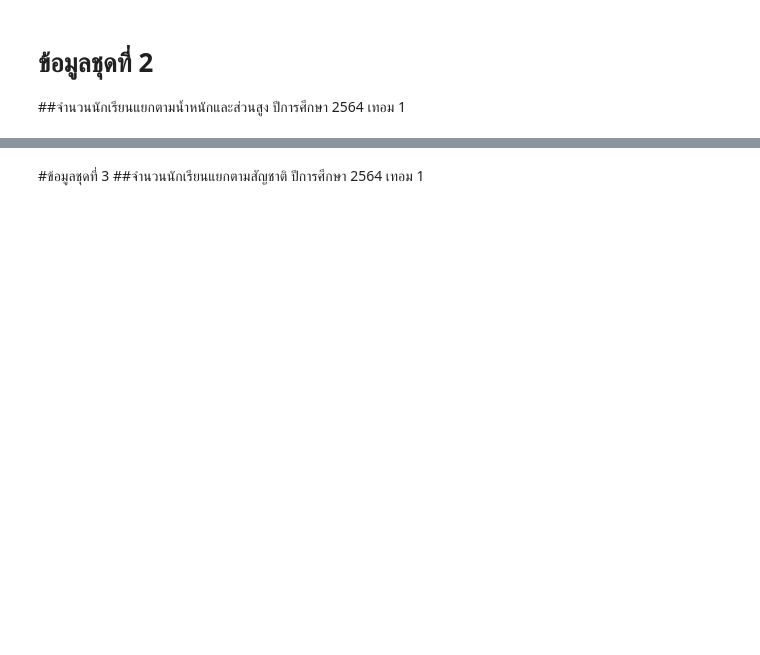
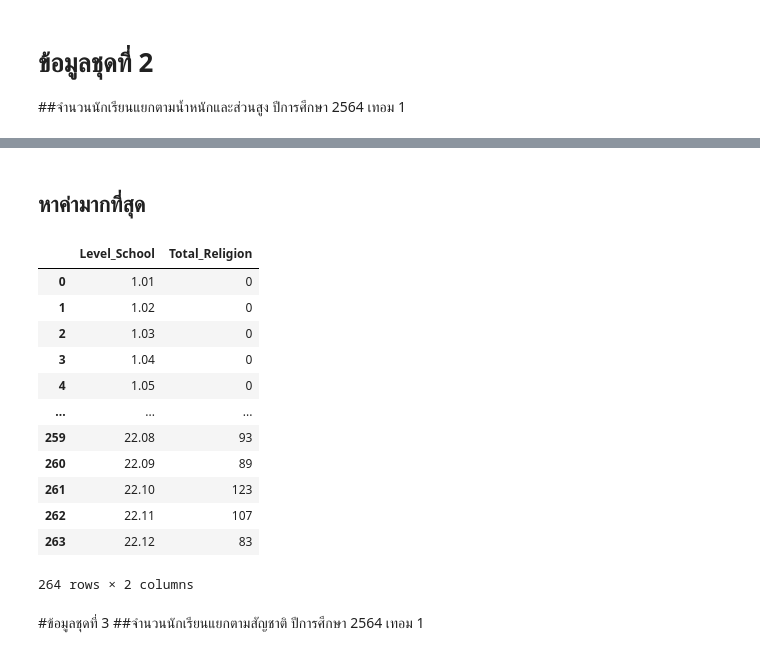
Before and after one commit to Umaporn19/DWDM21, a Jupyter notebook: Project.ipynb, the cells around one changed output, grey strips where cells are left out. Drawn from its saved outputs; the diff is of its cells as text; code cells hidden in the pictures; blank space fills up the shorter version.

```diff
--- a/Project.ipynb
+++ b/Project.ipynb
@@ -71,6 +97,6 @@ KeyError: ignored
 ##จำนวนนักเรียนแยกตามน้ำหนักและส่วนสูง ปีการศึกษา 2564 เทอม 1
 # %%
 path = '/content/drive/My Drive/DATA' #path คือที่อยู่ของไฟล์
-data2  = pd.read_csv(os.path.join(path,'12-2564-1.csv'))
+data2  = pd.read_csv(os.path.join(path,'11-2564-1.csv'))
 data2
 # %% [output]
@@ -90,3 +116,25 @@ data2
+# %% [markdown]
+## หาค่ามากที่สุด
+# %%
+total_table_max2 = data2.groupby('Level_School')['Total_Religion'].max()
+# %%
+total_table_max2 = pd.DataFrame(total_table_max2)
+# %%
+total_table_max2.reset_index()
+# %% [output]
+|  | Level_School | Total_Religion |
+| 0 | 1.01 | 0 |
+| 1 | 1.02 | 0 |
+| 2 | 1.03 | 0 |
+| 3 | 1.04 | 0 |
+| 4 | 1.05 | 0 |
+| ... | ... | ... |
+| 259 | 22.08 | 93 |
+| 260 | 22.09 | 89 |
+| 261 | 22.10 | 123 |
+| 262 | 22.11 | 107 |
+| 263 | 22.12 | 83 |
+264 rows × 2 columns
 # %% [markdown]
 #ข้อมูลชุดที่ 3
 ##จำนวนนักเรียนแยกตามสัญชาติ ปีการศึกษา 2564 เทอม 1
```
Also changed, not shown: parts of 15 cells of this notebook.
